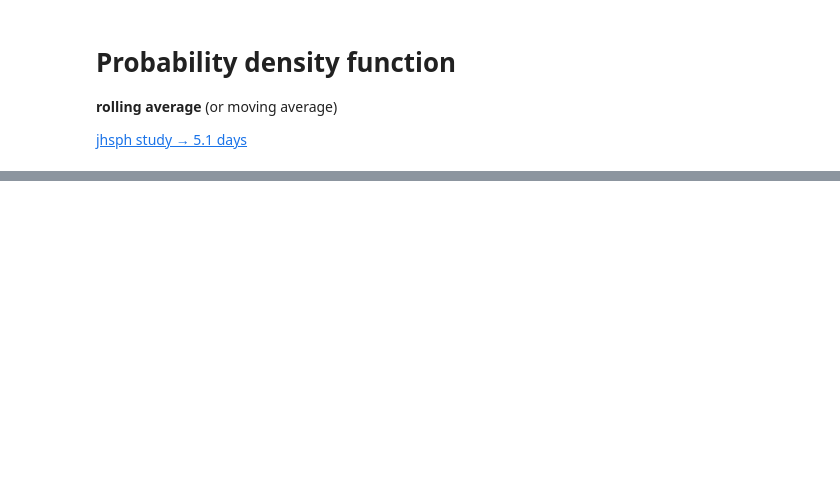
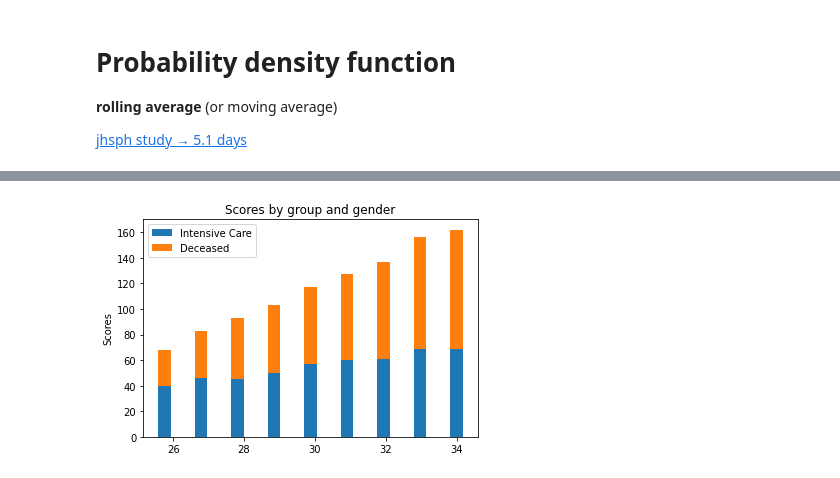
Before and after one commit to davidnussio/covid-19-ticino, a Jupyter notebook: Covid_Ticino.ipynb, the cells around one changed output, grey strips where cells are left out. Cells and saved outputs as stored; diff of their text form; code cells hidden in the pictures; blank space fills up the shorter version.

```diff
--- a/Covid_Ticino.ipynb
+++ b/Covid_Ticino.ipynb
@@ -238,0 +246,21 @@ Tomorrow prediction: ↓  35 1850.9706991192559
+# %%
+skip_data = 25
+ncumul_hosp = data['ncumul_hosp'][skip_data:].fillna(0)
+ncumul_ICU = data['ncumul_ICU'][skip_data:].fillna(0)
+ncumul_deceased = data['ncumul_deceased'][skip_data:].fillna(0)
+
+width = 0.35       # the width of the bars: can also be len(x) sequence
+
+fig, ax = plt.subplots()
+
+#ax.bar(xDataSample, ncumul_hosp, width, label='ncumul_hosp')
+ax.bar(xDataSample[skip_data:], ncumul_ICU, width, label='Intensive Care')
+ax.bar(xDataSample[skip_data:], ncumul_deceased, width, bottom=ncumul_ICU, label='Deceased')
+
+ax.set_ylabel('Scores')
+ax.set_title('Scores by group and gender')
+ax.legend()
+
+plt.show()
+# %% [output]
+[figure, added]
```
Also changed, not shown: parts of 6 cells of this notebook.
